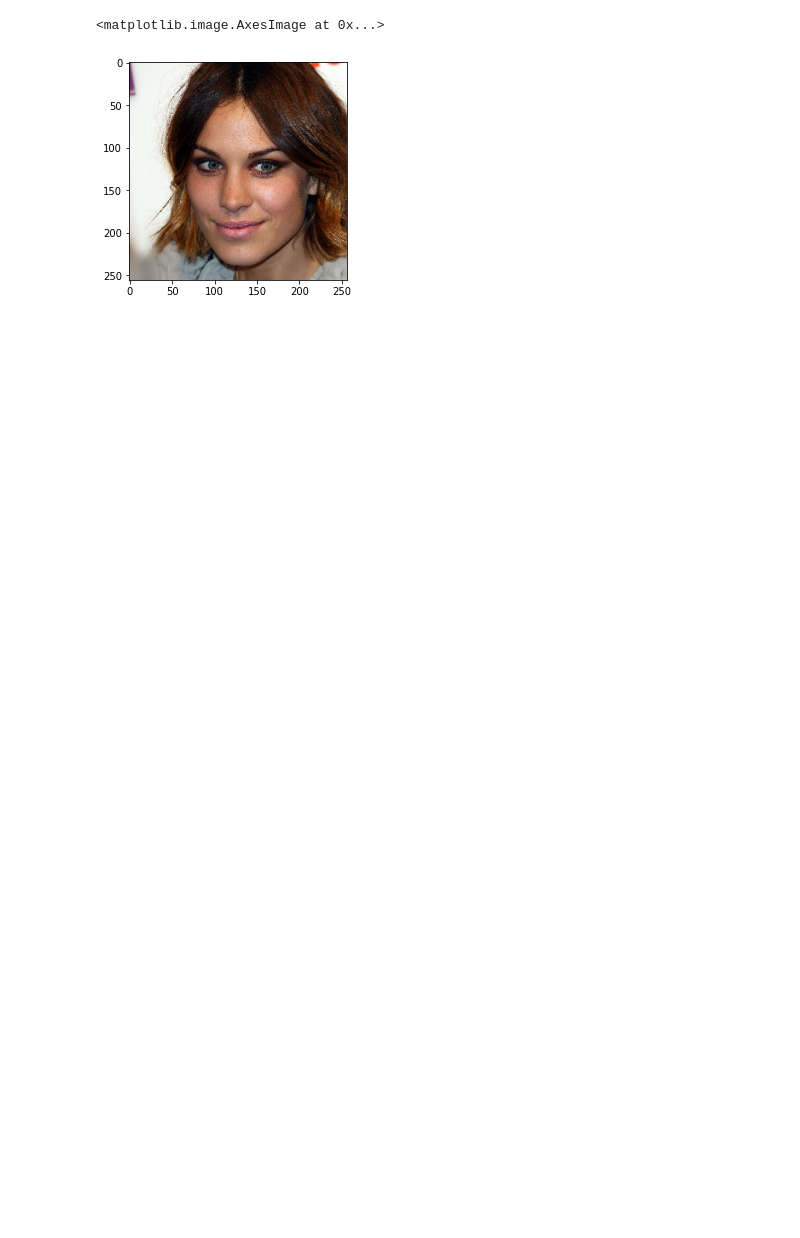
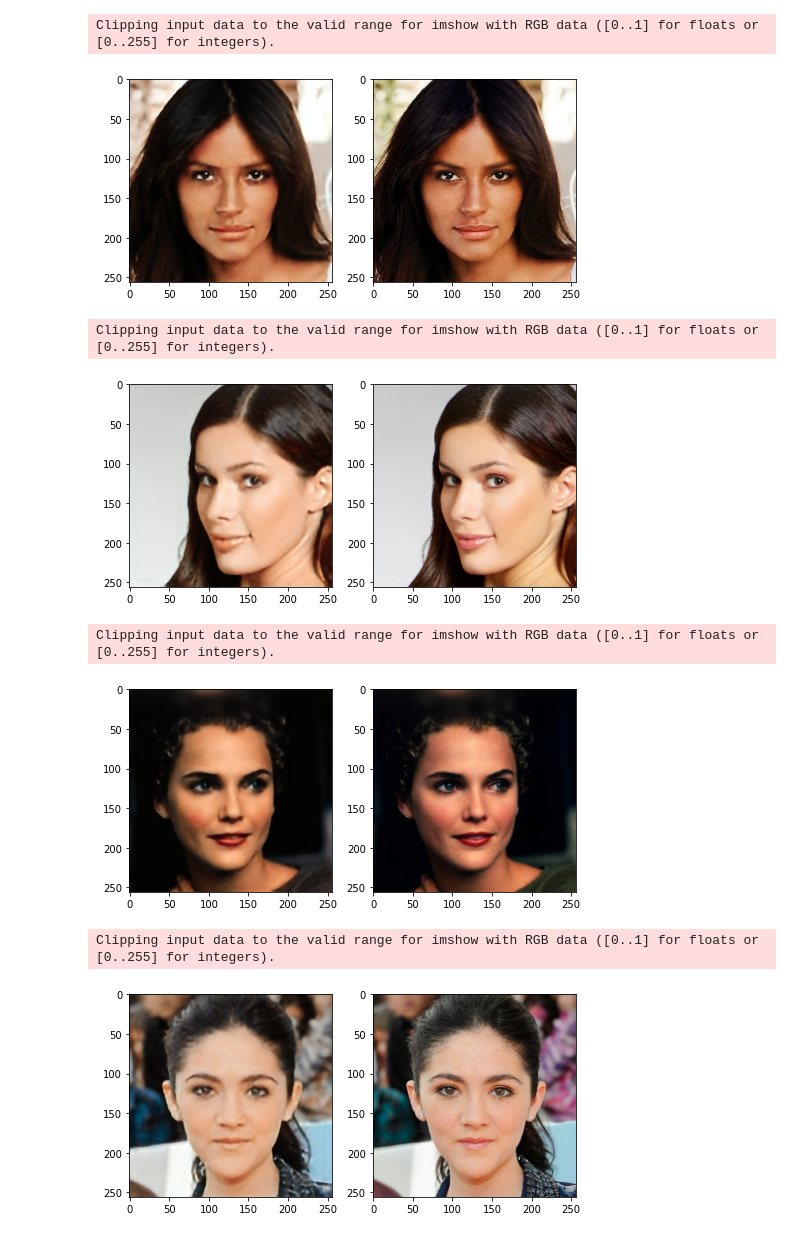
Before and after one commit to AryanSehgal/Anime-Face-Generator---BTP-, a Jupyter notebook: Content Encoders.ipynb, the cells around one changed output. Drawn from its saved outputs; the diff is of its cells as text; code cells hidden in the pictures; blank space fills up the shorter version.

```diff
--- a/Content Encoders.ipynb
+++ b/Content Encoders.ipynb
@@ -133,2 +133,4 @@ Epoch 10/10
+# %%
+autoencoder = keras.models.load_model("./checkpoint/best.hdf5")
 # %%
-predictions = autoencoder.predict(test_x)
+predictions = autoencoder.predict(test_x,batch_size=5)
@@ -137,5 +137,21 @@ predictions = autoencoder.predict(test_x)
-# %%
-plt.imshow(predictions[3])
-# %% [output]
-<matplotlib.image.AxesImage at 0x...>
-[figure, removed]
+# %%
+for i in range(len(predictions)):
+    w = 10
+    h = 10
+    fig = plt.figure(figsize=(8, 8))
+    columns = 2
+    rows = 1
+    fig.add_subplot(rows, columns, 1)
+    plt.imshow(predictions[i])
+    fig.add_subplot(rows, columns, 2)
+    plt.imshow(test_x[i])
+    plt.show()
+# %% [output]
+Clipping input data to the valid range for imshow with RGB data ([0..1] for floats or [0..255] for integers).
+[figure, added]
+Clipping input data to the valid range for imshow with RGB data ([0..1] for floats or [0..255] for integers).
+[figure, added]
+Clipping input data to the valid range for imshow with RGB data ([0..1] for floats or [0..255] for integers).
+[figure, added]
+Clipping input data to the valid range for imshow with RGB data ([0..1] for floats or [0..255] for integers).
+[figure, added]
```
Also changed, not shown: parts of 10 cells of this notebook, 3 other files.
